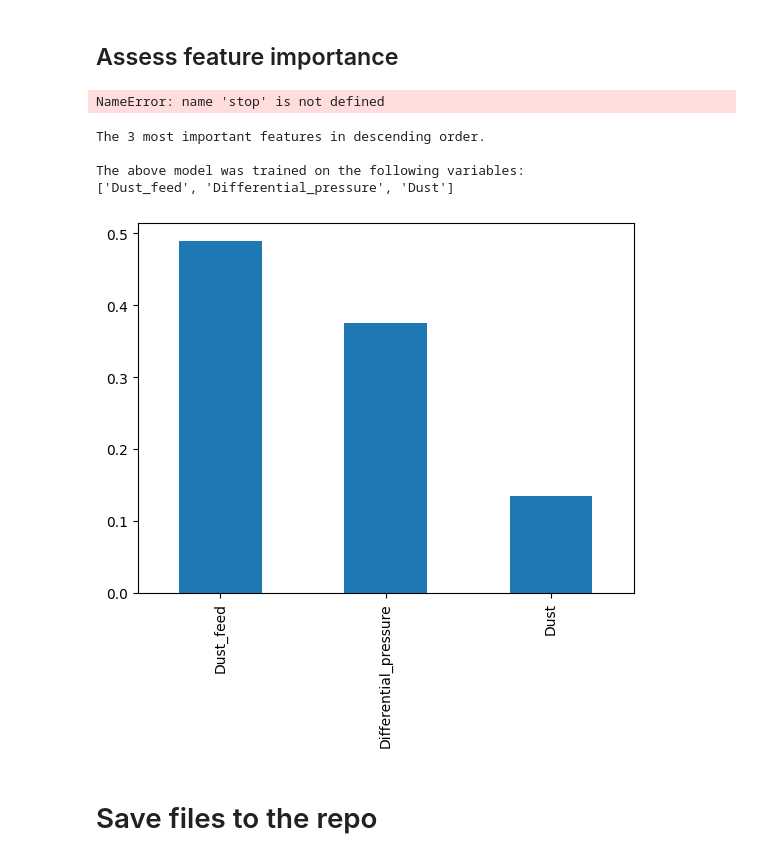
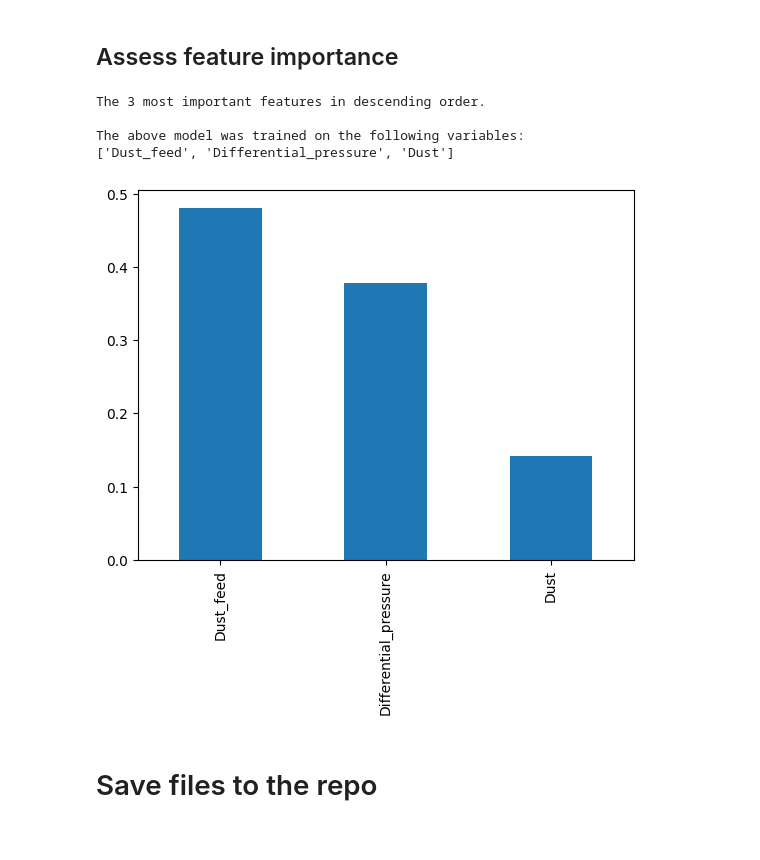
Before and after one commit to roeszler/filter-maintenance-predictor, a Jupyter notebook: jupyter_notebooks/05_RUL_Modeling and Evaluation.ipynb, the cells around one changed output. Saved outputs shown, nothing was run; the diff lists cells and outputs as text; code cells hidden in the pictures.

Commit message:
add best model all criiterion included UD102

```diff
--- a/jupyter_notebooks/05_RUL_Modeling and Evaluation.ipynb
+++ b/jupyter_notebooks/05_RUL_Modeling and Evaluation.ipynb
@@ -1030,16 +940,9 @@ models_search = {
 
 params_search = {
     'RandomForestRegressor':{
-        # 'model__criterion': ['squared_error', 'absolute_error', 'friedman_mse', 'poisson'],
-        # 'model__criterion': ['squared_error', 'friedman_mse', 'poisson'],
-        'model__criterion': ['poisson'],
-        # # 'model__max_depth': [None],
-        # 'model__max_depth': [3,10,None],
+        'model__criterion': ['squared_error', 'absolute_error', 'friedman_mse', 'poisson'],
         'model__max_features': [1.0, 'sqrt', 'log2'],
-        # 'model__n_estimators': [100,300,600,29089],
         'model__n_estimators': [100,300,600],
-        # 'model__n_jobs': [None, 1],
-        # 'model__n_jobs': [None],
     }
 }
 # %% [markdown]
@@ -1109,8 +1017,8 @@ Visualize most important features
 # %%
 reg_model = RandomForestRegressor(
     criterion='poisson',
-    # max_features='log2',
-    n_estimators=600,
+    max_features=1.0,
+    n_estimators=300,
     )
 reg_model.fit(X_train, y_train)
 # %% [output]
@@ -1307,8 +1208,7 @@ NameError: name 'stop' is not defined
 # %%
 reg_model = RandomForestRegressor(
     criterion='poisson',
-    # max_features='log2',
-    n_estimators=600,
+    n_estimators=300,
     )
 reg_model.fit(X_train, y_train)
 feat_importances = (pd.Series(reg_model.feature_importances_, index=X_train.columns)
@@ -1396,9 +1287,9 @@ models_search = {
 
 params_search = {
     'RandomForestRegressor':{
-        'model__criterion': ['poisson'],
-        'model__max_features': ['log2'],
-        'model__n_estimators': [600],
+        'model__criterion': ['squared_error'],
+        'model__max_features': ['sqrt'],
+        'model__n_estimators': [300],
     }
 }
 # %% [markdown]
@@ -1447,28 +1337,24 @@ Pipeline(steps=[('SmartCorrelatedSelection',
 # %% [markdown]
 ## Assess feature importance
-# %%
-stop
-# %% [output]
-NameError: name 'stop' is not defined
 # %%
 reg_model = RandomForestRegressor(
-    criterion='poisson',
-    max_features='log2',
-    n_estimators=600,
+    criterion='squared_error',
+    max_features='sqrt',
+    n_estimators=300,
     )
 reg_model.fit(X_train, y_train)
 df_feature_importance = pd.Series(reg_model.feature_importances_, index=X_train.columns).nlargest(n_features).index.to_list()
 print(f'The {len(best_features)} most important features in descending order. \n'
       f'\nThe above model was trained on the following variables: \n{df_feature_importance}')
 feat_importances = (pd.Series(reg_model.feature_importances_, index=X_train.columns)
                     .nlargest(6)
                     .plot(kind='bar'))
 # %% [output]
 The 3 most important features in descending order.
 
 The above model was trained on the following variables:
 ['Dust_feed', 'Differential_pressure', 'Dust']
-[figure, old version]
+[figure, new version]
 # %% [markdown]
 # Save files to the repo
 # %% [markdown]
```
Also changed, not shown: parts of 42 cells of this notebook, 11 other files.
